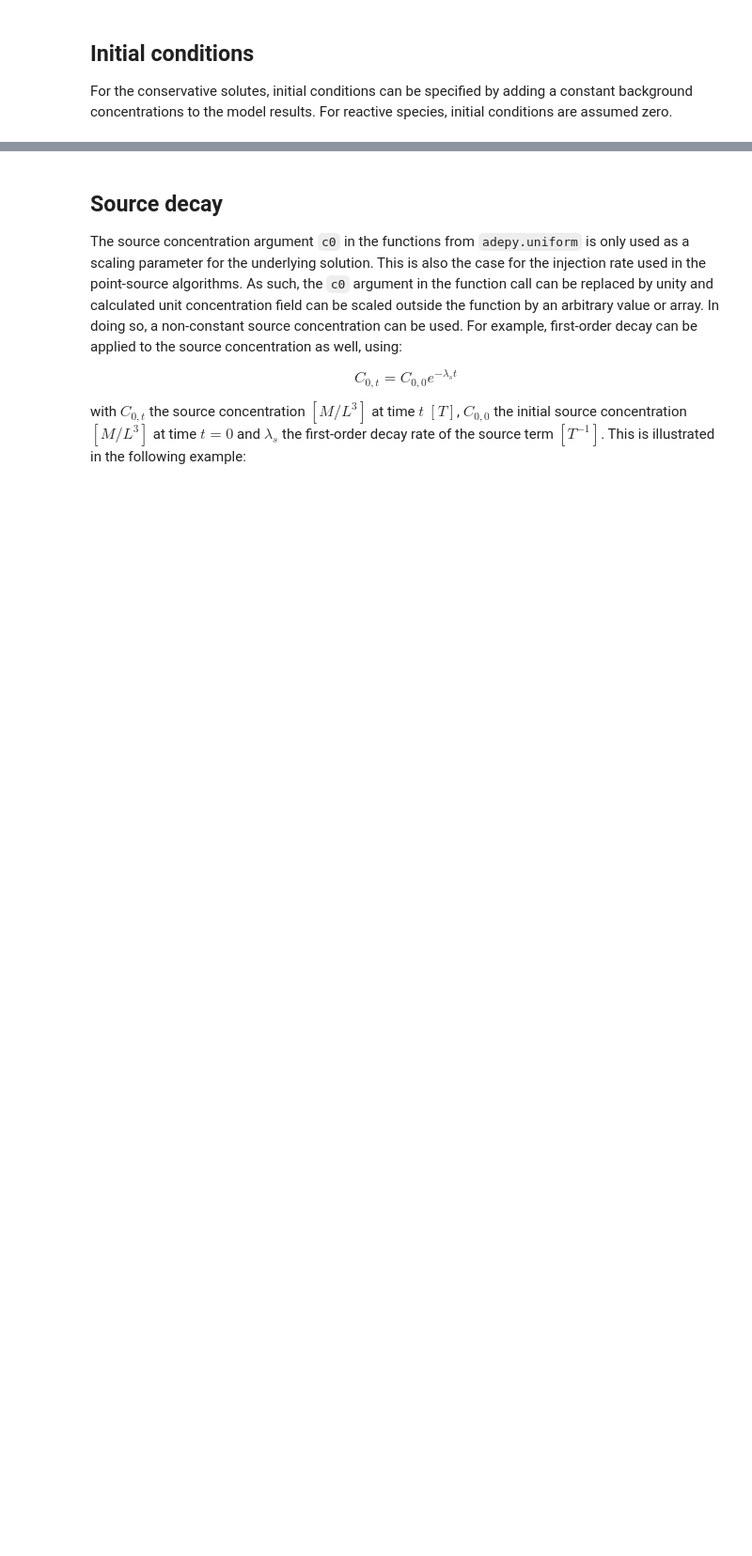
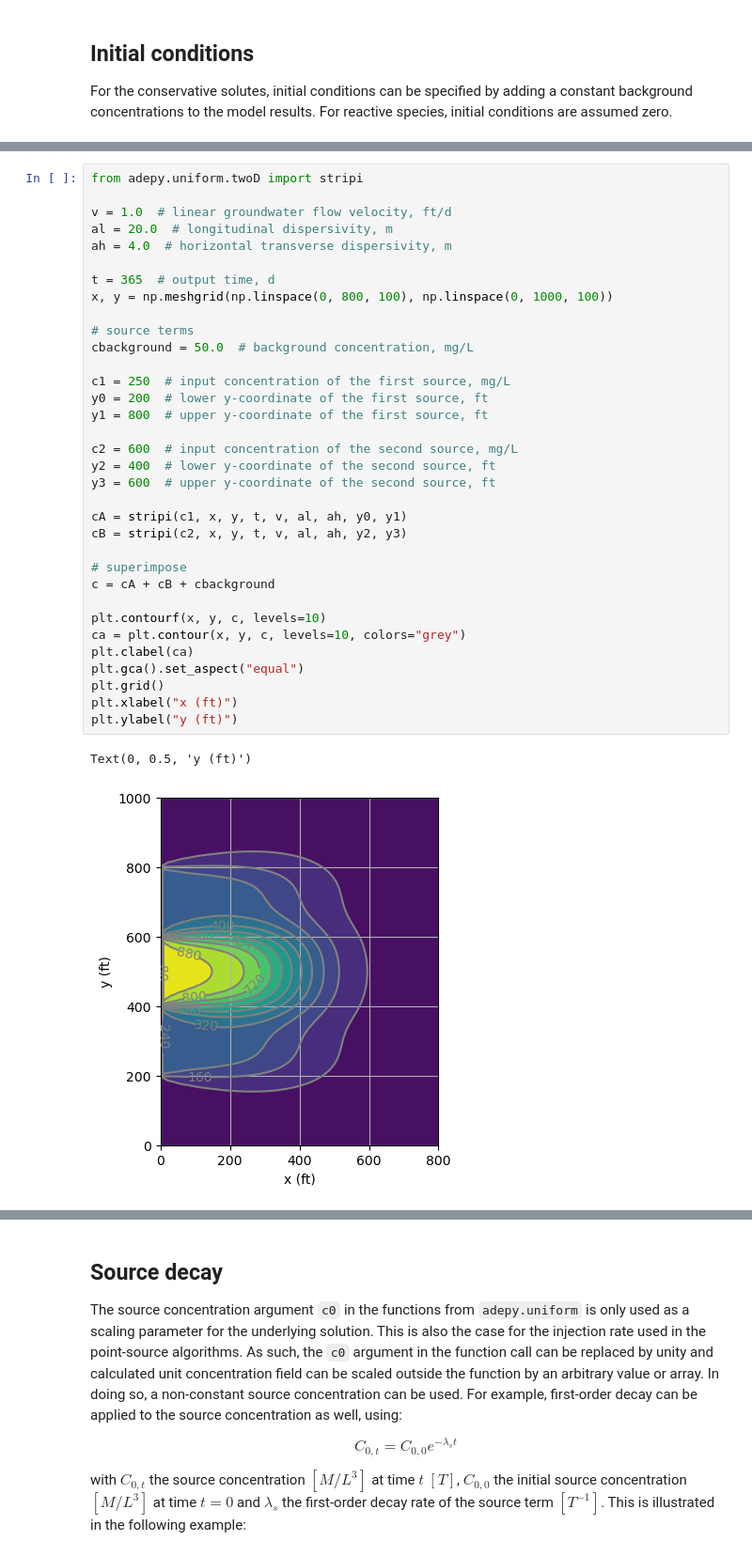
Before and after one commit to cneyens/adepy, a Jupyter notebook: doc/examples/00_uniform_overview.ipynb, the cells around one changed output, grey strips where cells are left out. Shown at 94% size. Saved outputs shown, nothing was run; the diff lists cells and outputs as text; blank space fills up the shorter version.

```diff
--- a/doc/examples/00_uniform_overview.ipynb
+++ b/doc/examples/00_uniform_overview.ipynb
@@ -84,0 +92,37 @@ For the conservative solutes, initial conditions can be specified by adding a co
+# %%
+from adepy.uniform.twoD import stripi
+
+v = 1.0  # linear groundwater flow velocity, ft/d
+al = 20.0  # longitudinal dispersivity, m
+ah = 4.0  # horizontal transverse dispersivity, m
+
+t = 365  # output time, d
+x, y = np.meshgrid(np.linspace(0, 800, 100), np.linspace(0, 1000, 100))
+
+# source terms
+cbackground = 50.0  # background concentration, mg/L
+
+c1 = 250  # input concentration of the first source, mg/L
+y0 = 200  # lower y-coordinate of the first source, ft
+y1 = 800  # upper y-coordinate of the first source, ft
+
+c2 = 600  # input concentration of the second source, mg/L
+y2 = 400  # lower y-coordinate of the second source, ft
+y3 = 600  # upper y-coordinate of the second source, ft
+
+cA = stripi(c1, x, y, t, v, al, ah, y0, y1)
+cB = stripi(c2, x, y, t, v, al, ah, y2, y3)
+
+# superimpose
+c = cA + cB + cbackground
+
+plt.contourf(x, y, c, levels=10)
+ca = plt.contour(x, y, c, levels=10, colors="grey")
+plt.clabel(ca)
+plt.gca().set_aspect("equal")
+plt.grid()
+plt.xlabel("x (ft)")
+plt.ylabel("y (ft)")
+# %% [output]
+Text(0, 0.5, 'y (ft)')
+[figure, added]
```
Also changed, not shown: parts of 33 cells of this notebook, 4 other files.
